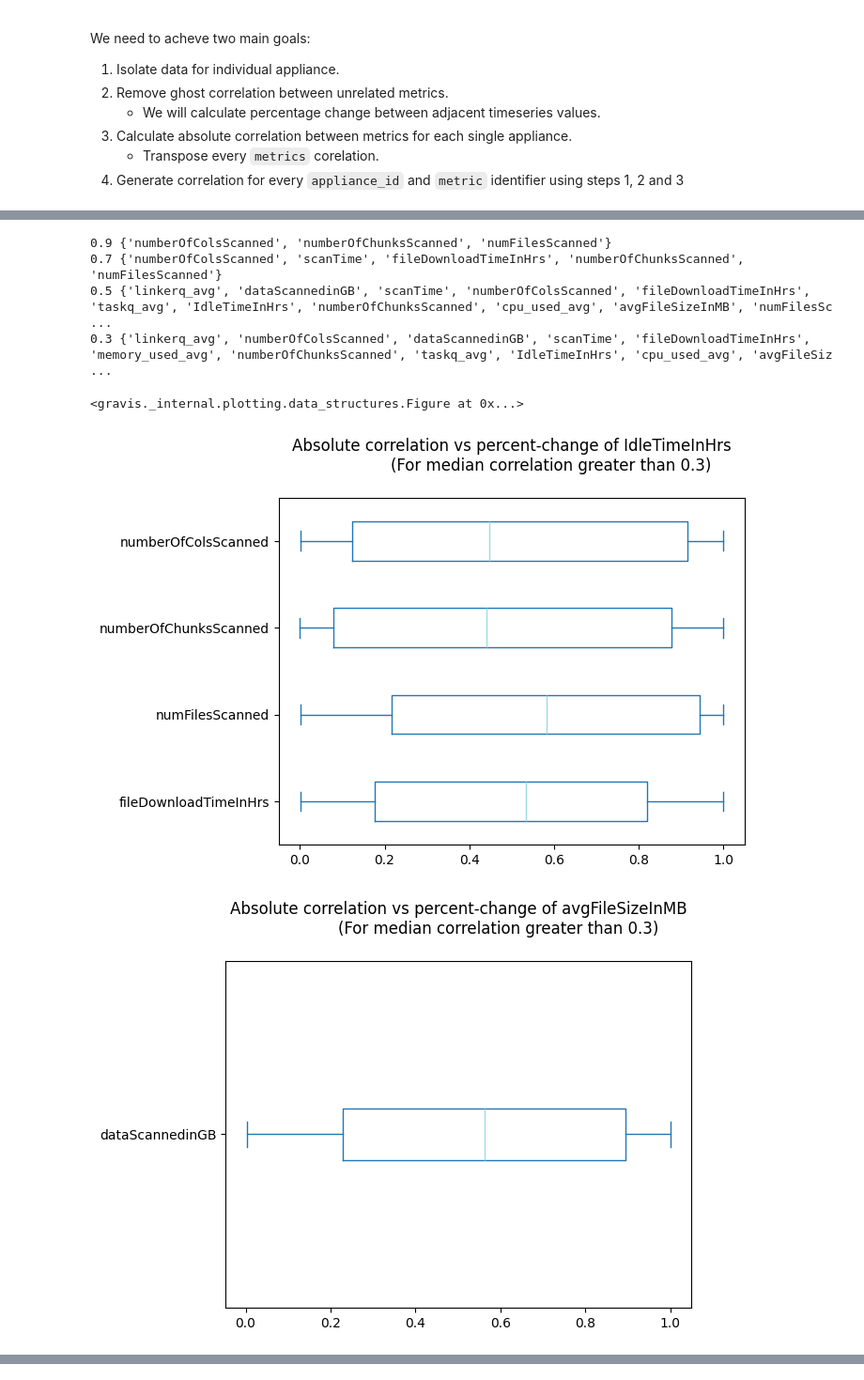
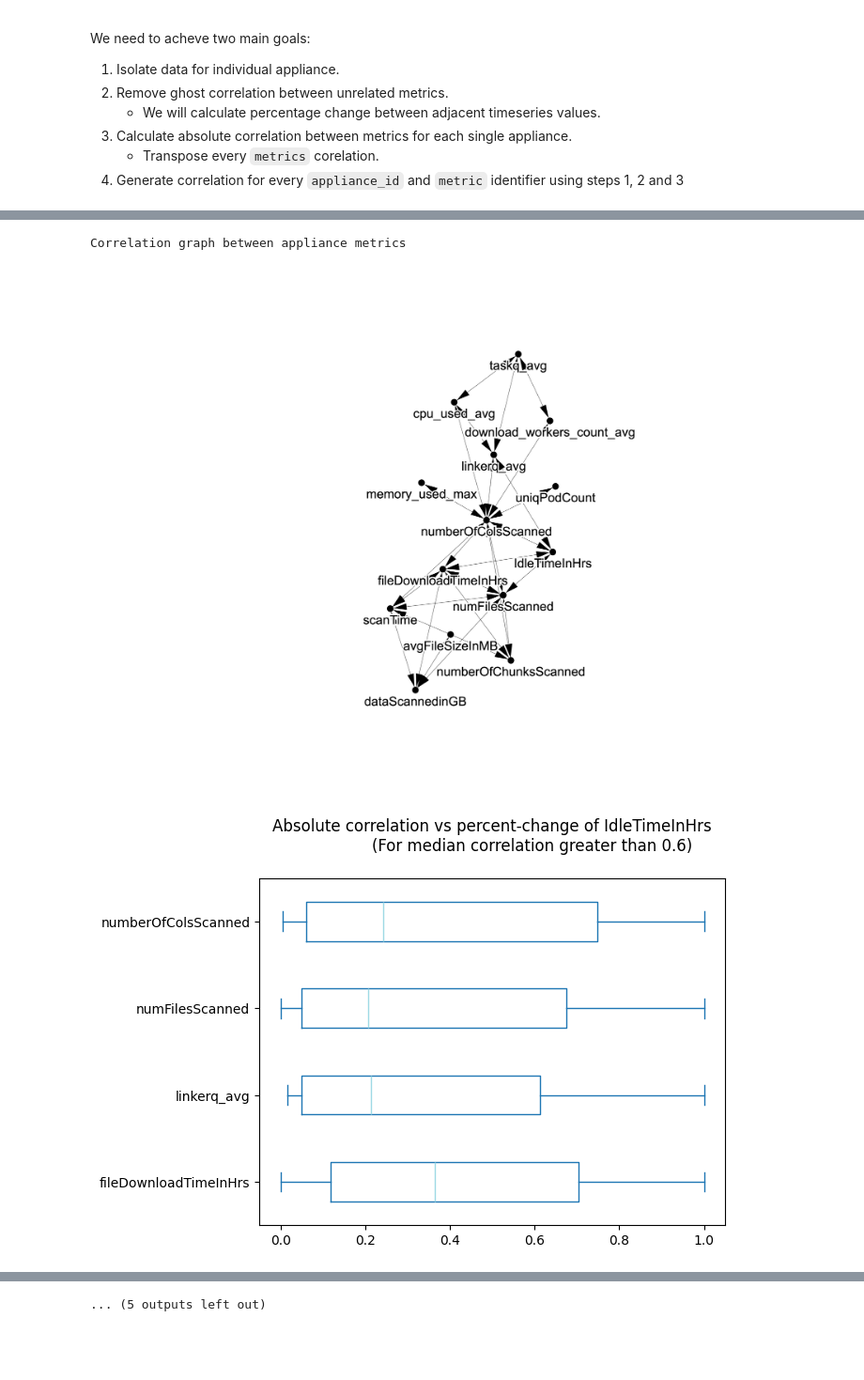
Before and after one commit to amitgupta7/jupyter-python-local-venv, a Jupyter notebook: examples/statistical analysis/ApplianceTelemetryCorrelationAnalysis.ipynb, the cells around one changed output, grey strips where cells are left out. Shown at 94% size. Saved outputs shown, nothing was run; the diff lists cells and outputs as text; code cells hidden in the pictures; blank space fills up the shorter version.

Commit message:
Running with full dataset with statistical significe of 10 scan intervals (1h each).

```diff
--- a/examples/statistical analysis/ApplianceTelemetryCorrelationAnalysis.ipynb
+++ b/examples/statistical analysis/ApplianceTelemetryCorrelationAnalysis.ipynb
@@ -67,0 +70,17 @@ dfp.head()
+# %%
+#consider only appliances with a certain number of scanning intervals.
+min_scanning_intervals = 10
+dfp = df.pivot_table(index=['appliance_id','ts'], columns=['metrics'], values='value', aggfunc='sum').reset_index()
+max_list = list(dfp.filter(regex='max'))
+# maxlist = ['cpu_used_max', 'linkerq_max', 'memory_used_avg', 'taskq_max', 'tmp_taskq_max']
+# we would like to use max memory (to indicate spikes/oom conditions)
+max_list = list(map(lambda x: x.replace('memory_used_max', 'memory_used_avg'), max_list))
+print('cols removed', max_list)
+dfp = dfp[dfp.columns.drop(max_list)]
+stat_sig = dfp.fillna(0).groupby(['appliance_id']).scanTime.agg(lambda x: x.ne(0).sum())
+stat_sig = stat_sig[stat_sig > min_scanning_intervals].sort_values(ascending=False)
+print('cols retained', dfp.columns)
+print(len(stat_sig), 'statistically significant appliances with total scan time of', stat_sig.sum()/24/365, 'years')
+dfp = dfp[dfp.appliance_id.isin(stat_sig.index)]
+
+display(dfp)
@@ -144,8 +173,11 @@ The below table shows the list of `metrics` that are useful with respective corr
 # %%
 import gravis as gv
+import itertools
 import networkx as nx
-corr_vals = [0.9, 0.7, 0.5, 0.3]
-line = set()
+from IPython.display import Image
+
+corr_vals = [0.6, 0.7, 0.8, 0.9]
+mtrx_arr = []
 graph_arr = []
 for cutoff in corr_vals:
     arr = []
@@ -154,28 +186,36 @@ for cutoff in corr_vals:
         dfcm = dfcm.drop('metric', axis=1)
         dfcm = dfcm.drop(metr, axis=1)
         dfcm = dfcm.dropna(axis = 0, how = 'all')
-        dfcm = dfcm.loc[:, dfcm.median() > cutoff]
+        dfcm = dfcm.loc[:, dfcm.quantile(q=0.75) > cutoff]
         for x in dfcm.columns:
             arr.append(x)
             graph_arr.append((metr, x))
-        if(cutoff == 0.3):
+        if(cutoff == corr_vals[0]):
             if len(dfcm.columns) > 0:
                 title=f'''Absolute correlation vs percent-change of {metr}
                 (For median correlation greater than {cutoff})
                 '''
-                dfcm.plot(kind='box'
-                        ,vert=False
-                        ,title=title
-                        ,colormap='tab20'
-                        )
+                dfcm.plot(kind='box',vert=False,title=title,colormap='tab20')
+    arr = list(set(arr))
+    arr.insert(0,cutoff)
+    mtrx_arr.append(arr)
 
-    print(cutoff, set(arr))
+display(pd.DataFrame(list(map(list, itertools.zip_longest(*mtrx_arr, fillvalue="")))))
 
 g = nx.DiGraph()
 g.add_edges_from(graph_arr)
-gv.vis(g
-       , graph_height=500
+fig = gv.d3(g
+       , graph_height=800
+       , use_node_size_normalization=True
        , zoom_factor=2
-       , layout_algorithm_active=False
+       , node_size_normalization_max=30
+      ,use_edge_size_normalization=True
+      ,use_collision_force=True
+      ,node_label_size_factor=0.8
+       , layout_algorithm_active=True
        )
+fig.export_jpg('graph2.jpg', overwrite=True)
+print("Correlation graph between appliance metrics")
+Image('graph2.jpg')
+# fig.display()
 # %% [output]
@@ -182,7 +238,3 @@ gv.vis(g
-0.9 {'numberOfColsScanned', 'numberOfChunksScanned', 'numFilesScanned'}
-0.7 {'numberOfColsScanned', 'scanTime', 'fileDownloadTimeInHrs', 'numberOfChunksScanned', 'numFilesScanned'}
-0.5 {'linkerq_avg', 'dataScannedinGB', 'scanTime', 'numberOfColsScanned', 'fileDownloadTimeInHrs', 'taskq_avg', 'IdleTimeInHrs', 'numberOfChunksScanned', 'cpu_used_avg', 'avgFileSizeInMB', 'numFilesSc ...
-0.3 {'linkerq_avg', 'numberOfColsScanned', 'dataScannedinGB', 'scanTime', 'fileDownloadTimeInHrs', 'memory_used_avg', 'numberOfChunksScanned', 'taskq_avg', 'IdleTimeInHrs', 'cpu_used_avg', 'avgFileSiz ...
+Correlation graph between appliance metrics
-<gravis._internal.plotting.data_structures.Figure at 0x...>
-[figure, old version]
+[figure, new version]
-[figure, old version]
+[figure, new version]
@@ -197,0 +249 @@ gv.vis(g
+... (5 outputs left out)
```
Also changed, not shown: parts of 7 cells of this notebook, 5 other files.
